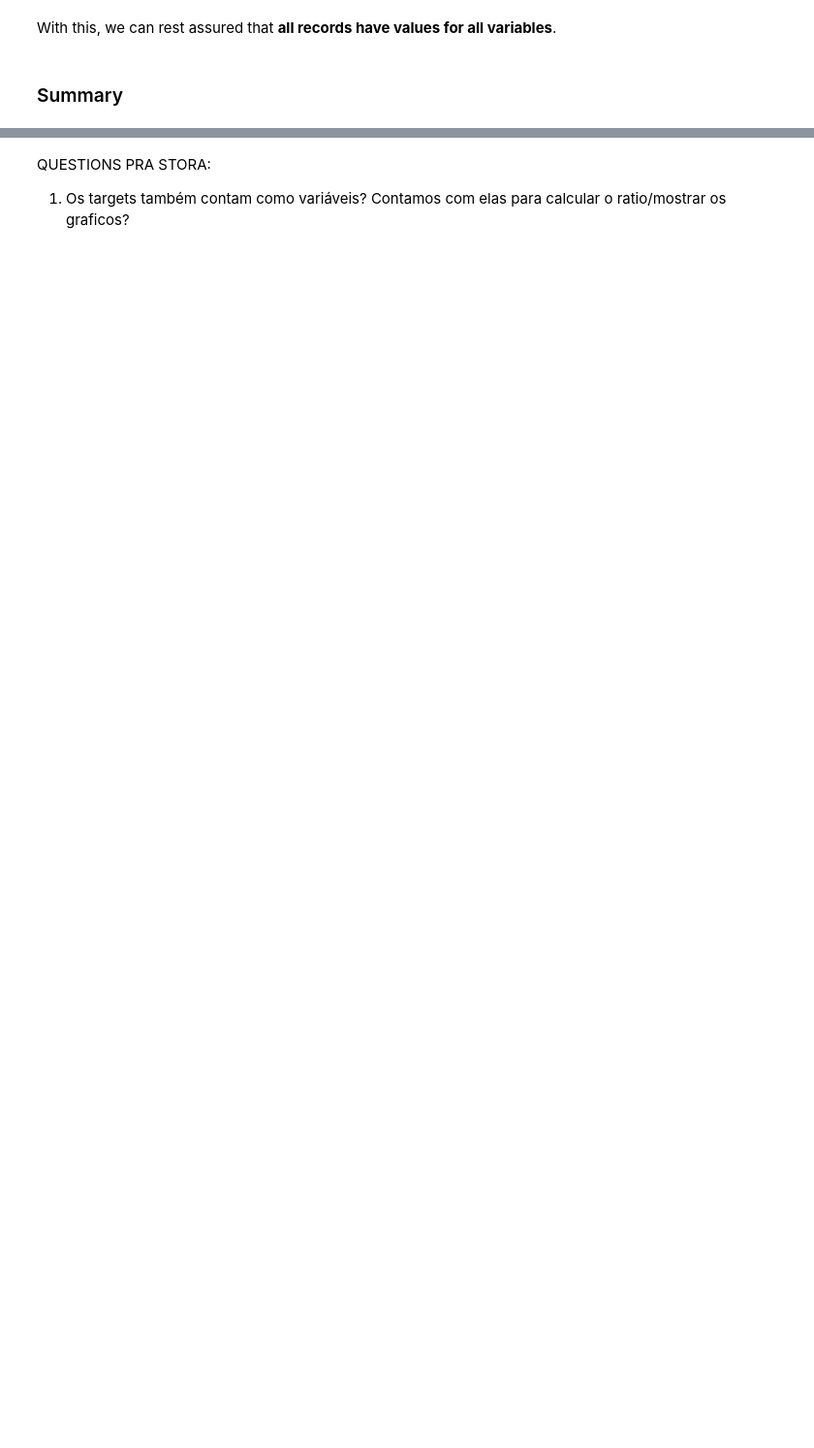
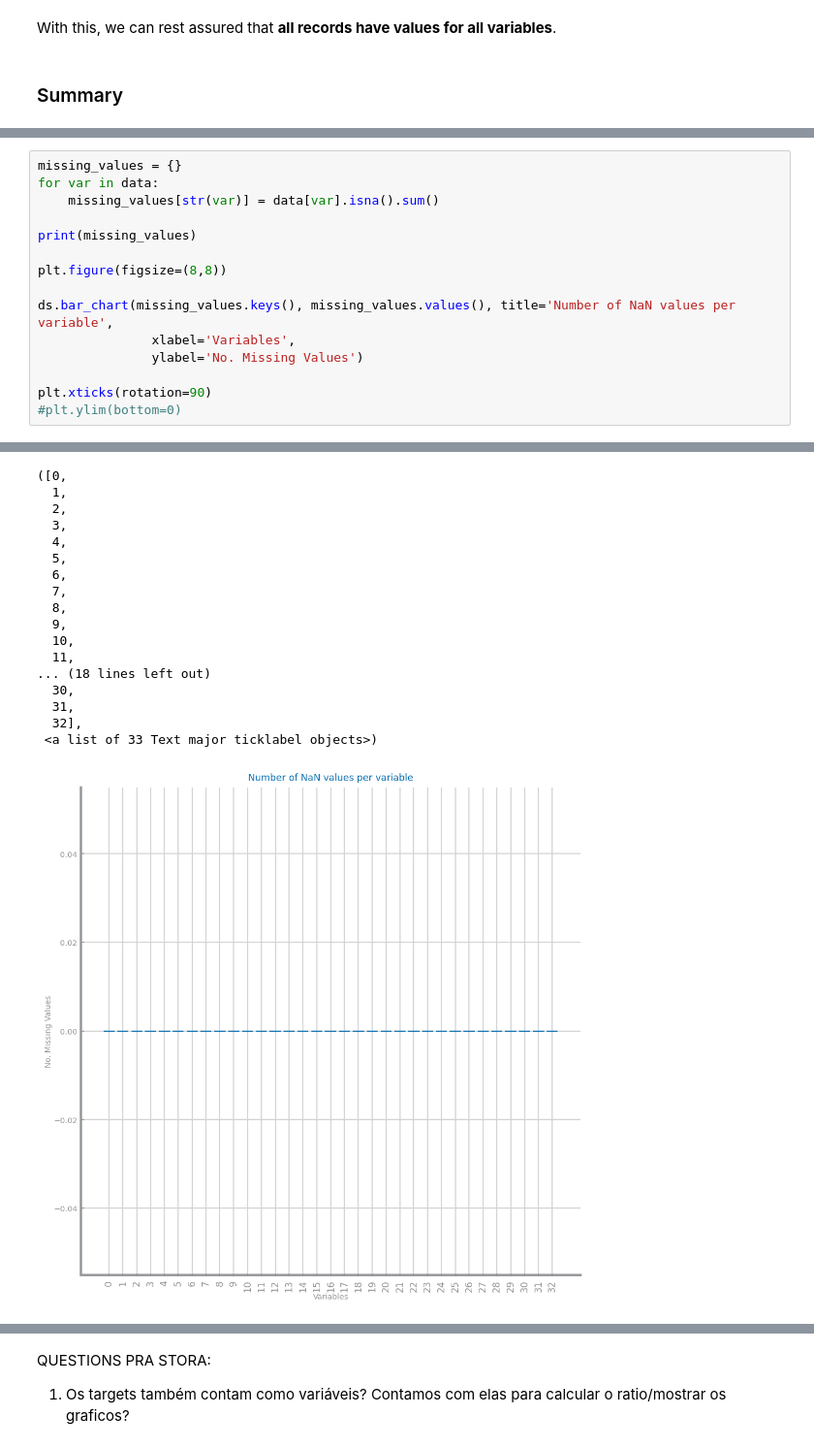
Before and after one commit to HerouFenix/cdados-project, a Jupyter notebook: DataProfiling/Dimensionality.ipynb, the cells around one changed output, grey strips where cells are left out. Shown at 97% size. Cells and saved outputs as stored; diff of their text form; blank space fills up the shorter version.

```diff
--- a/DataProfiling/Dimensionality.ipynb
+++ b/DataProfiling/Dimensionality.ipynb
@@ -295,0 +402,16 @@ With this, we can rest assured that **all records have values for all variables*
+# %%
+missing_values = {}
+for var in data:
+    missing_values[str(var)] = data[var].isna().sum()
+
+print(missing_values)
+
+plt.figure(figsize=(8,8))
+
+ds.bar_chart(missing_values.keys(), missing_values.values(), title='Number of NaN values per variable',
+               xlabel='Variables',
+               ylabel='No. Missing Values')
+
+plt.xticks(rotation=90)
+#plt.ylim(bottom=0)
+# %% [output]
@@ -295,0 +419,18 @@ With this, we can rest assured that **all records have values for all variables*
+([0,
+  1,
+  2,
+  3,
+  4,
+  5,
+  6,
+  7,
+  8,
+  9,
+  10,
+  11,
+... (18 lines left out)
+  30,
+  31,
+  32],
+ <a list of 33 Text major ticklabel objects>)
+[figure, added]
```
Also changed, not shown: parts of 26 cells of this notebook, 3 other files.
